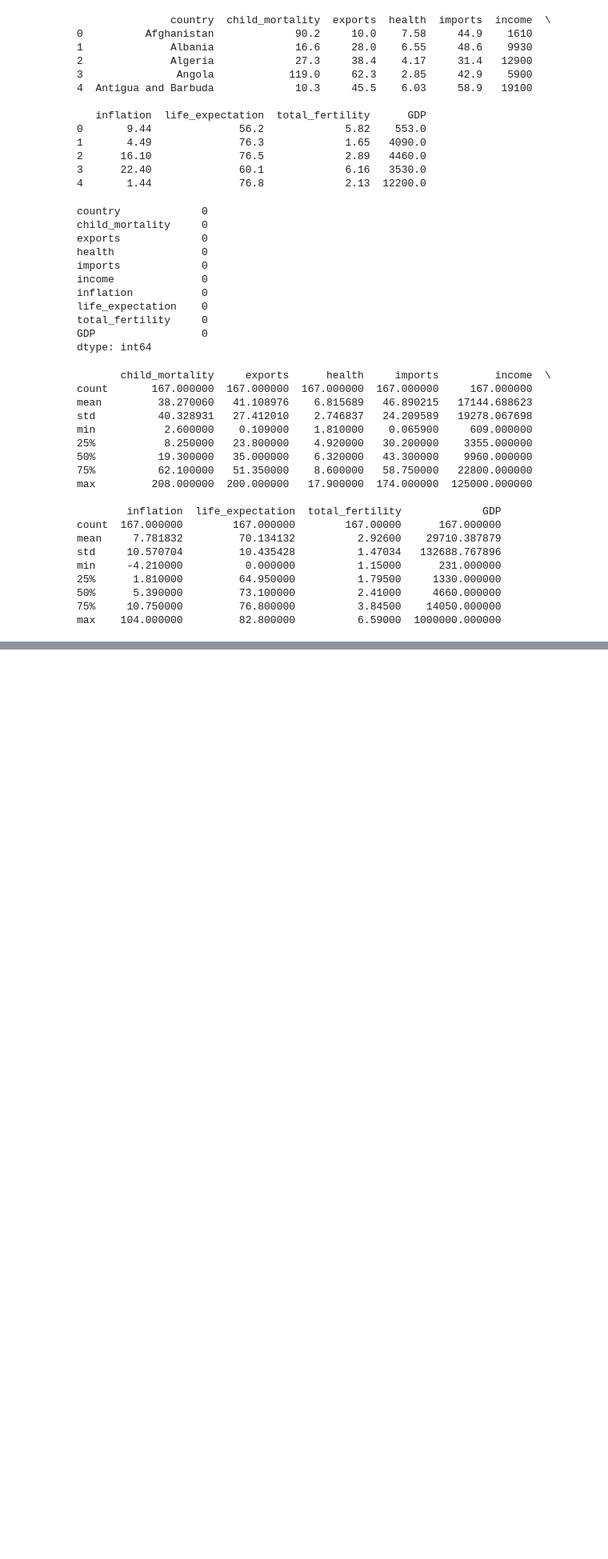
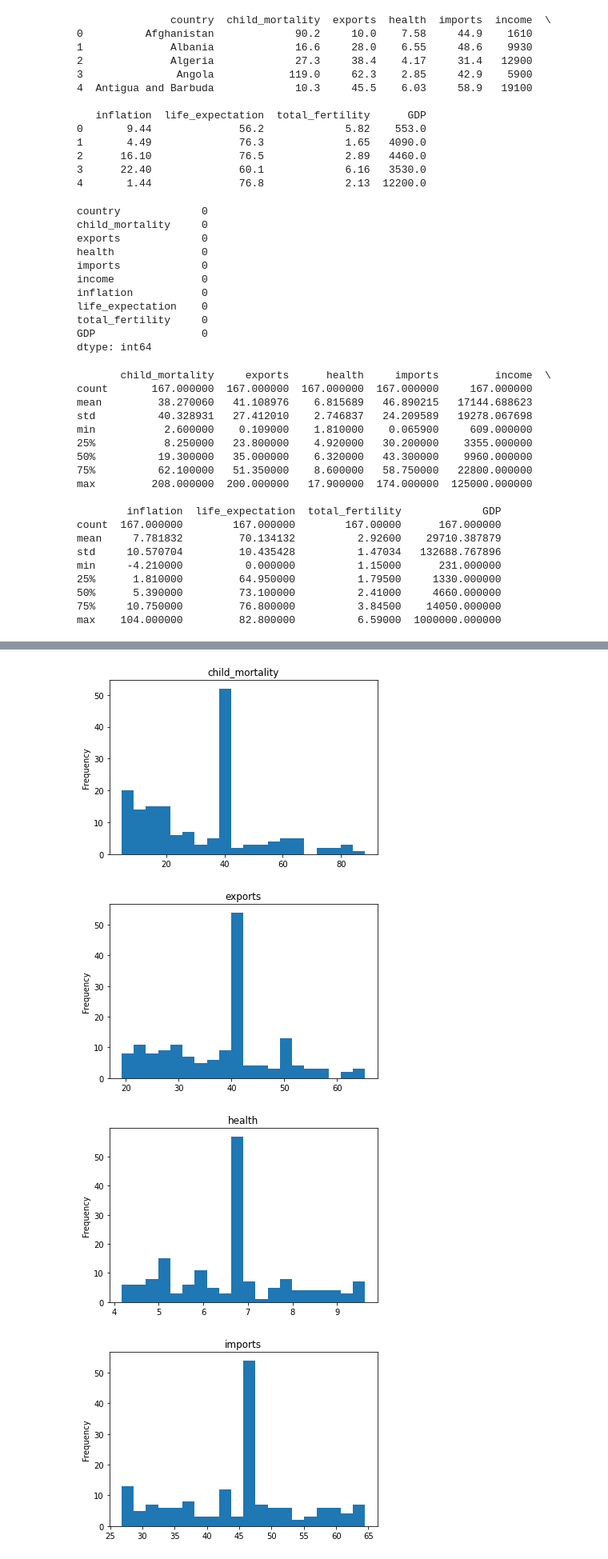
Before and after one commit to EvanEpivent5/odata, a Jupyter notebook: scripts/main.ipynb, the cells around one changed output, grey strips where cells are left out. Shown at 80% size. Drawn from its saved outputs; the diff is of its cells as text; code cells hidden in the pictures; blank space fills up the shorter version.

```diff
--- a/scripts/main.ipynb
+++ b/scripts/main.ipynb
@@ -99,0 +114,27 @@ AxesSubplot(0.125,0.125;0.775x0.755)
+# %%
+quantile_min = 0.15
+quantile_max = 0.85
+
+data_3 = pd.DataFrame()
+
+for column in data_2.columns:
+
+    mean = data_2[column].mean()
+    q_min = data_2[column].quantile(quantile_min)
+    q_max = data_2[column].quantile(quantile_max)
+
+    for j in range(len(data_2[column].iloc[:])):
+        if data_2[column].iloc[j] < q_min or data_2[column].iloc[j] > q_max :
+            data_2[column][j] = mean
+
+    data_3[column] = data_2[column]
+# %%
+for column in data_3.columns:
+    data_3[column].iloc[:].plot.hist(bins = 20, subplots = True)
+    plt.title(column)
+    plt.show()
+# %% [output]
+[figure, added]
+[figure, added]
+[figure, added]
+[figure, added]
```
Also changed, not shown: parts of 10 cells of this notebook.
